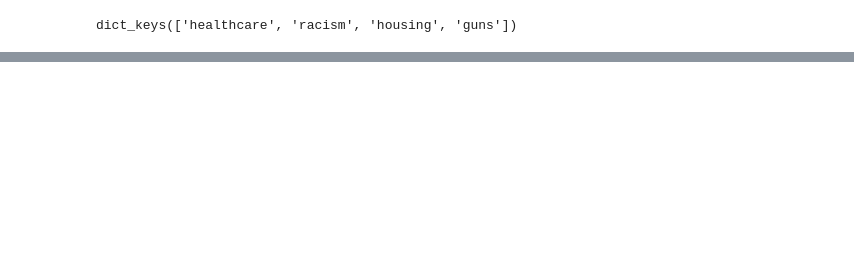
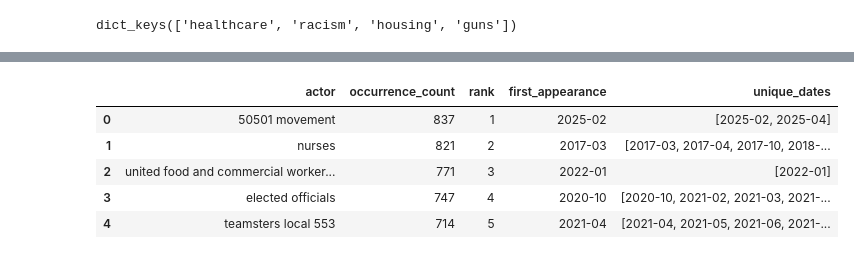
Before and after one commit to pablo-fdz/F-N_hw1, a Jupyter notebook: creating_gtrend_urls.ipynb, the cells around one changed output, grey strips where cells are left out. Drawn from its saved outputs; the diff is of its cells as text; code cells hidden in the pictures; blank space fills up the shorter version.

Commit message:
Created top actors csvs

```diff
--- a/creating_gtrend_urls.ipynb
+++ b/creating_gtrend_urls.ipynb
@@ -709,0 +845,21 @@ dict_keys(['healthcare', 'racism', 'housing', 'guns'])
+# %%
+healthcare_top_actors = actor_rankings['healthcare']
+racism_top_actors = actor_rankings['racism']
+housing_top_actors = actor_rankings['housing']
+guns_top_actors = actor_rankings['guns']
+
+# Reorder columns for better readability
+columns_order = ['actor', 'occurrence_count', 'rank', 'first_appearance', 'unique_dates']
+healthcare_top_actors = healthcare_top_actors[columns_order]
+racism_top_actors = racism_top_actors[columns_order]
+housing_top_actors = housing_top_actors[columns_order]
+guns_top_actors = guns_top_actors[columns_order]
+# %%
+healthcare_top_actors.head()
+# %% [output]
+|  | actor | occurrence_count | rank | first_appearance | unique_dates |
+| 0 | 50501 movement | 837 | 1 | 2025-02 | [2025-02, 2025-04] |
+| 1 | nurses | 821 | 2 | 2017-03 | [2017-03, 2017-04, 2017-10, 2018-... |
+| 2 | united food and commercial worker... | 771 | 3 | 2022-01 | [2022-01] |
+| 3 | elected officials | 747 | 4 | 2020-10 | [2020-10, 2021-02, 2021-03, 2021-... |
+| 4 | teamsters local 553 | 714 | 5 | 2021-04 | [2021-04, 2021-05, 2021-06, 2021-... |
```
Also changed, not shown: parts of 8 cells of this notebook, 4 other files.
